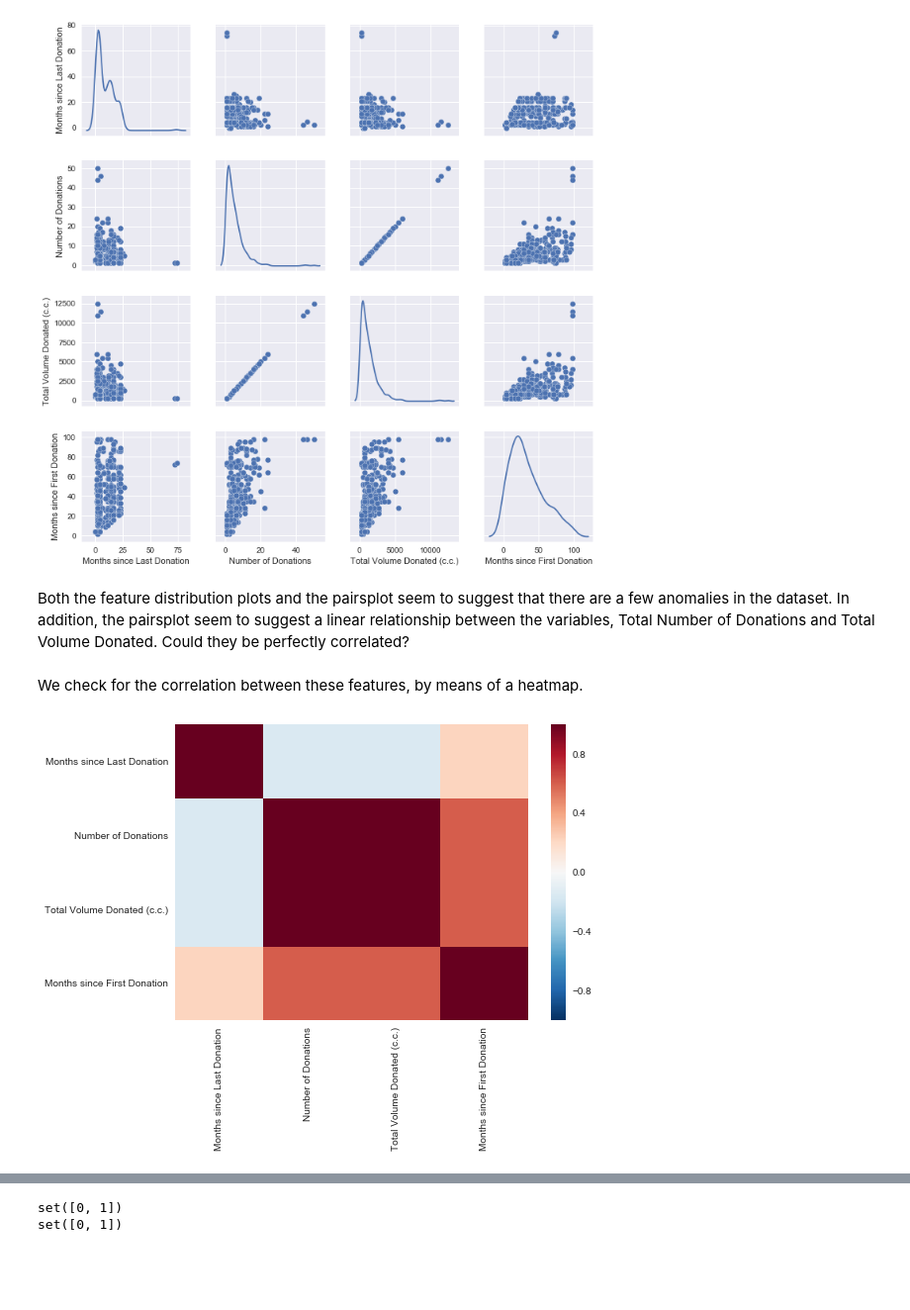
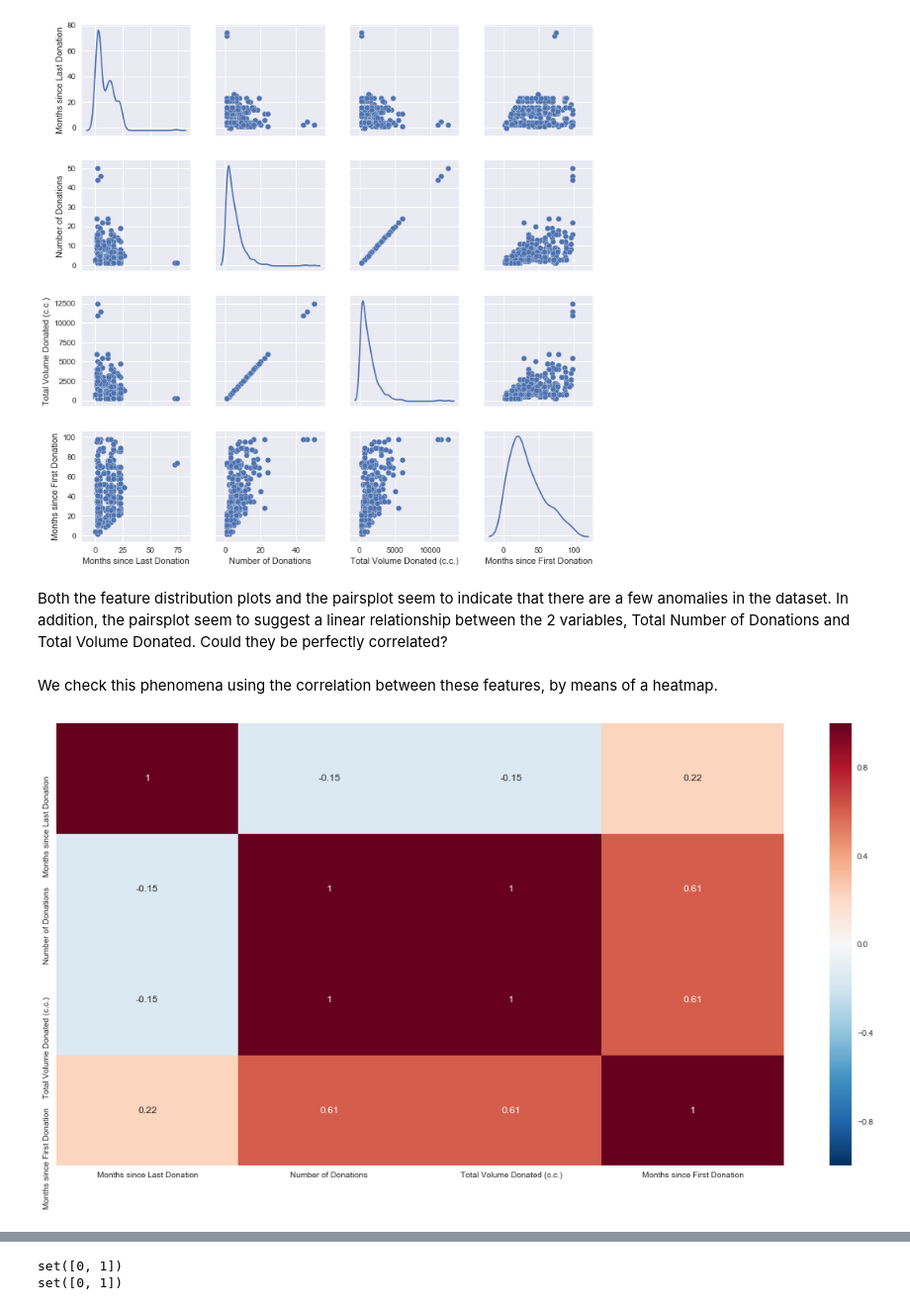
Before and after one commit to ngbolin/BloodDonations, a Jupyter notebook: Warm Up - Predict Blood Donations.ipynb, the cells around one changed output, grey strips where cells are left out. Shown: that part at 99% size. Drawn from its saved outputs; the diff is of its cells as text; code cells hidden in the pictures; blank space fills up the shorter version.

```diff
--- a/Warm Up - Predict Blood Donations.ipynb
+++ b/Warm Up - Predict Blood Donations.ipynb
@@ -131,14 +155,15 @@ plt.show()
 # %% [output]
 [figure]
 # %% [markdown]
-Both the feature distribution plots and the pairsplot seem to suggest that there are a few anomalies in the dataset. In addition, the pairsplot seem to suggest a linear relationship between the variables, Total Number of Donations and Total Volume Donated. Could they be perfectly correlated?
+Both the feature distribution plots and the pairsplot seem to indicate that there are a few anomalies in the dataset. In addition, the pairsplot seem to suggest a linear relationship between the 2 variables, Total Number of Donations and Total Volume Donated. Could they be perfectly correlated?
 # %% [markdown]
-We check for the correlation between these features, by means of a heatmap.
+We check this phenomena using the correlation between these features, by means of a heatmap.
 # %%
+plt.figure(figsize = (20, 10))
 X_train_corr = X_train.corr()
 
-sns.heatmap(X_train_corr)
+sns.heatmap(X_train_corr, annot = True)
 plt.show()
 # %% [output]
-[figure, old version]
+[figure, new version]
 # %% [markdown]
```
Also changed, not shown: parts of 52 cells of this notebook.
